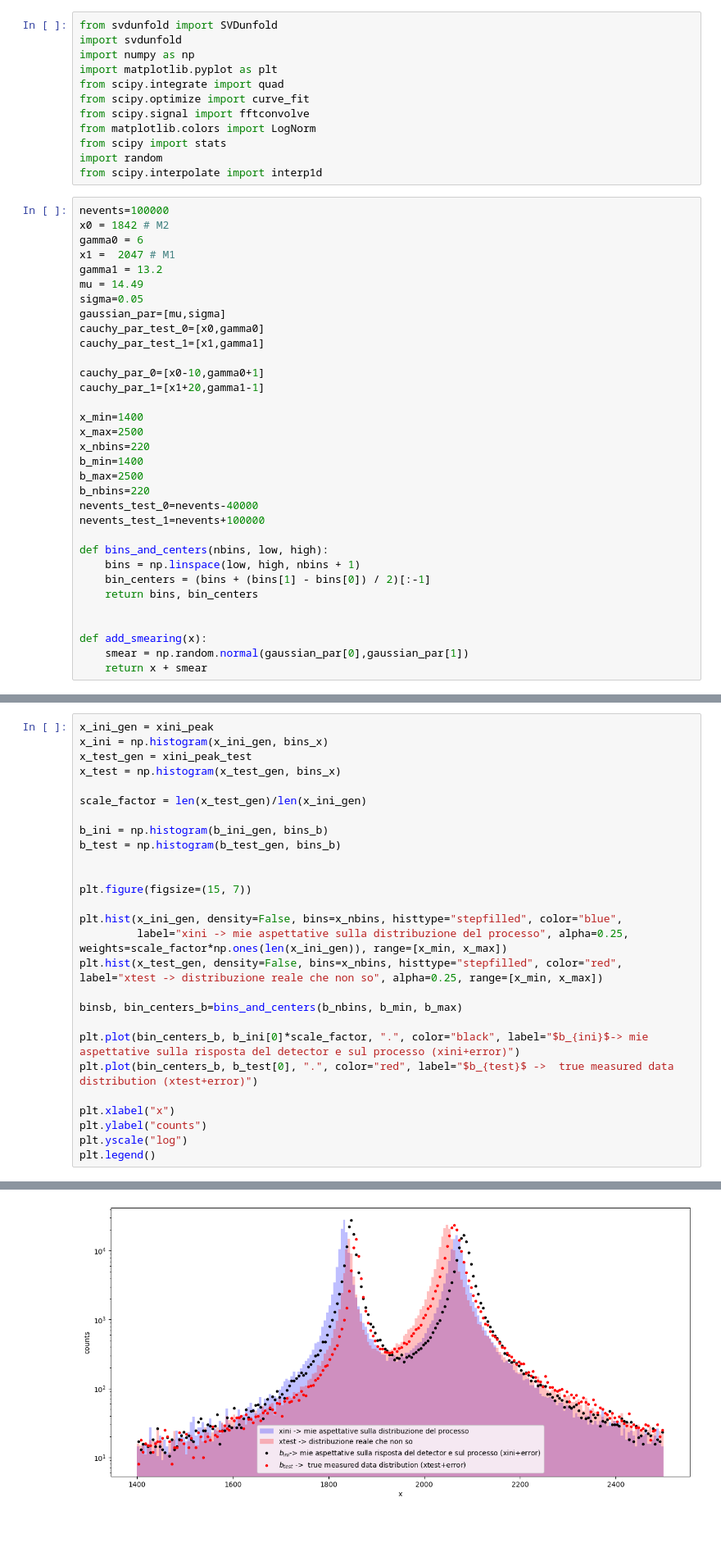
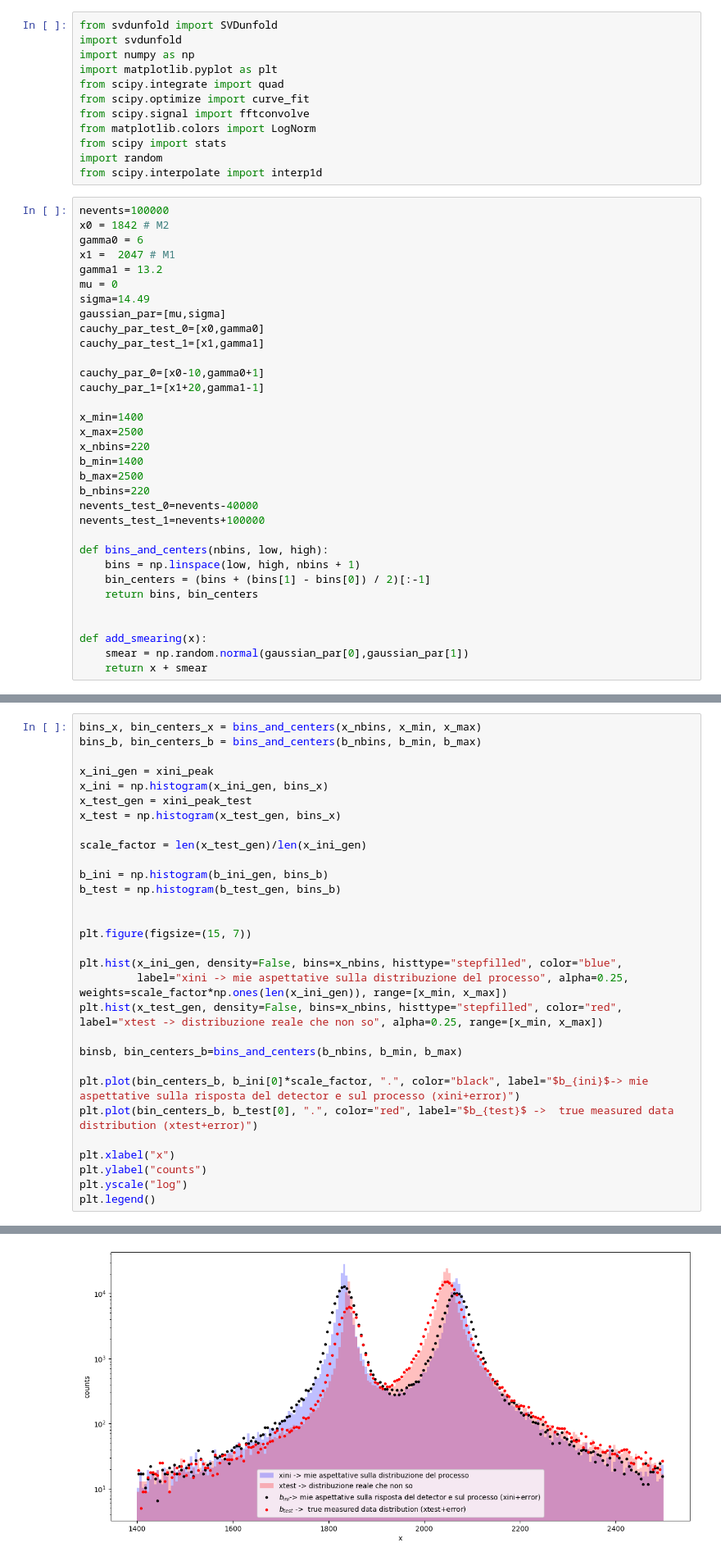
Before and after one commit to sgamba2/svdunfolding, a Jupyter notebook: example2.ipynb, the cells around one changed output, grey strips where cells are left out. Shown at 82% size. Saved outputs shown, nothing was run; the diff lists cells and outputs as text; blank space fills up the shorter version.

```diff
--- a/example2.ipynb
+++ b/example2.ipynb
@@ -16,8 +16,8 @@ x0 = 1842 # M2
 gamma0 = 6
 x1 =  2047 # M1
 gamma1 = 13.2
-mu = 14.49
-sigma=0.05
+mu = 0
+sigma=14.49
 gaussian_par=[mu,sigma]
 cauchy_par_test_0=[x0,gamma0]
 cauchy_par_test_1=[x1,gamma1]
@@ -100,33 +100,36 @@ plt.yscale("log")
 # %%
+bins_x, bin_centers_x = bins_and_centers(x_nbins, x_min, x_max)
+bins_b, bin_centers_b = bins_and_centers(b_nbins, b_min, b_max)
+
 x_ini_gen = xini_peak
 x_ini = np.histogram(x_ini_gen, bins_x)
 x_test_gen = xini_peak_test
 x_test = np.histogram(x_test_gen, bins_x)
 
 scale_factor = len(x_test_gen)/len(x_ini_gen)
 
 b_ini = np.histogram(b_ini_gen, bins_b)
 b_test = np.histogram(b_test_gen, bins_b)
 
 
 plt.figure(figsize=(15, 7))
 
 plt.hist(x_ini_gen, density=False, bins=x_nbins, histtype="stepfilled", color="blue",
          label="xini -> mie aspettative sulla distribuzione del processo", alpha=0.25, weights=scale_factor*np.ones(len(x_ini_gen)), range=[x_min, x_max])
 plt.hist(x_test_gen, density=False, bins=x_nbins, histtype="stepfilled", color="red", label="xtest -> distribuzione reale che non so", alpha=0.25, range=[x_min, x_max])
 
 binsb, bin_centers_b=bins_and_centers(b_nbins, b_min, b_max)
 
 plt.plot(bin_centers_b, b_ini[0]*scale_factor, ".", color="black", label="$b_{ini}$-> mie aspettative sulla risposta del detector e sul processo (xini+error)")
 plt.plot(bin_centers_b, b_test[0], ".", color="red", label="$b_{test}$ ->  true measured data distribution (xtest+error)")
 
 plt.xlabel("x")
 plt.ylabel("counts")
 plt.yscale("log")
 plt.legend()
 # %% [output]
 <matplotlib.legend.Legend at 0x...>
-[figure, old version]
+[figure, new version]
 # %%
 def generate_response_matrix(x_ini_gen, b_ini_gen, bins_x,bins_b):
     return np.histogram2d(x_ini_gen, b_ini_gen, bins=[bins_x,bins_b])
```
Also changed, not shown: parts of 8 cells of this notebook, 7 other files.
